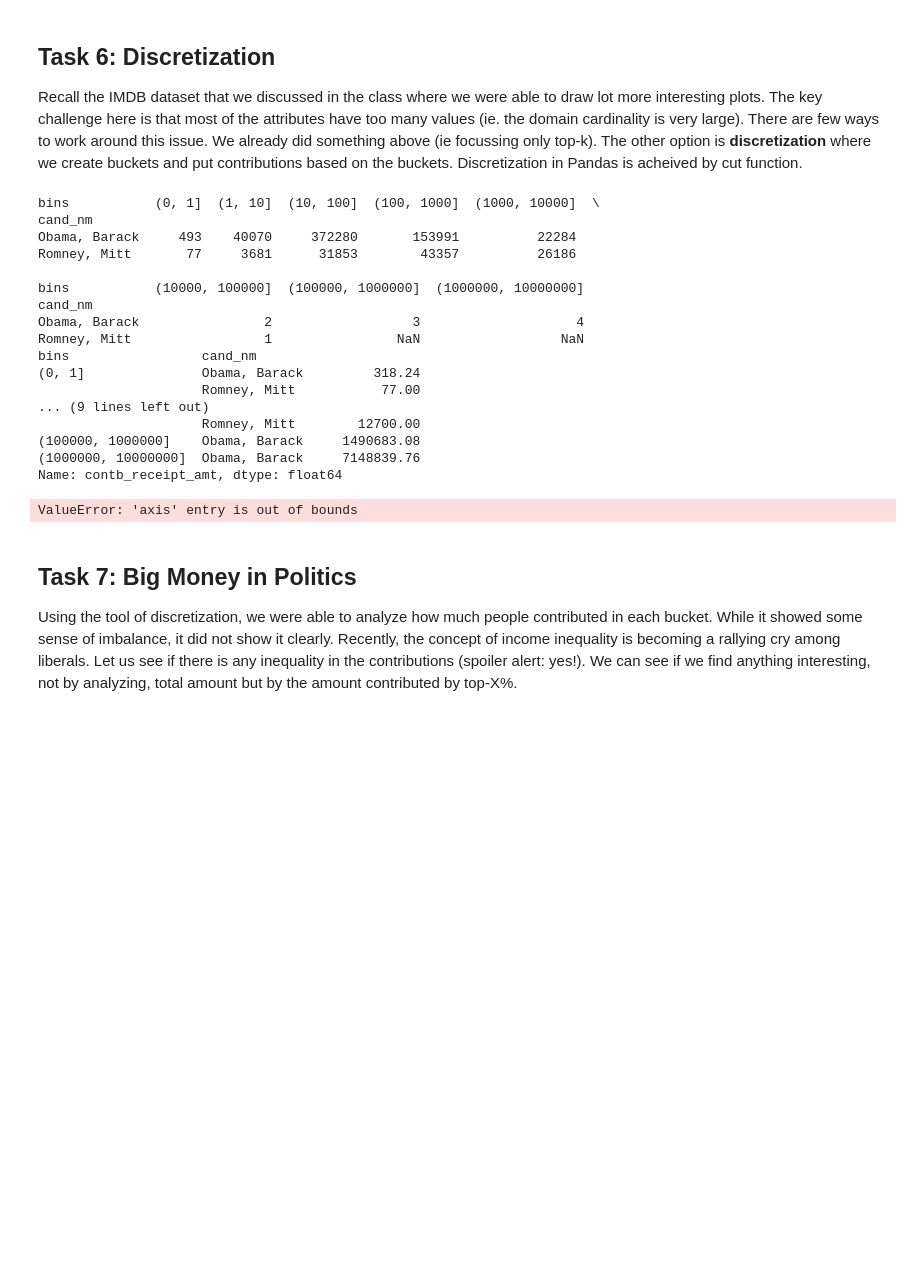
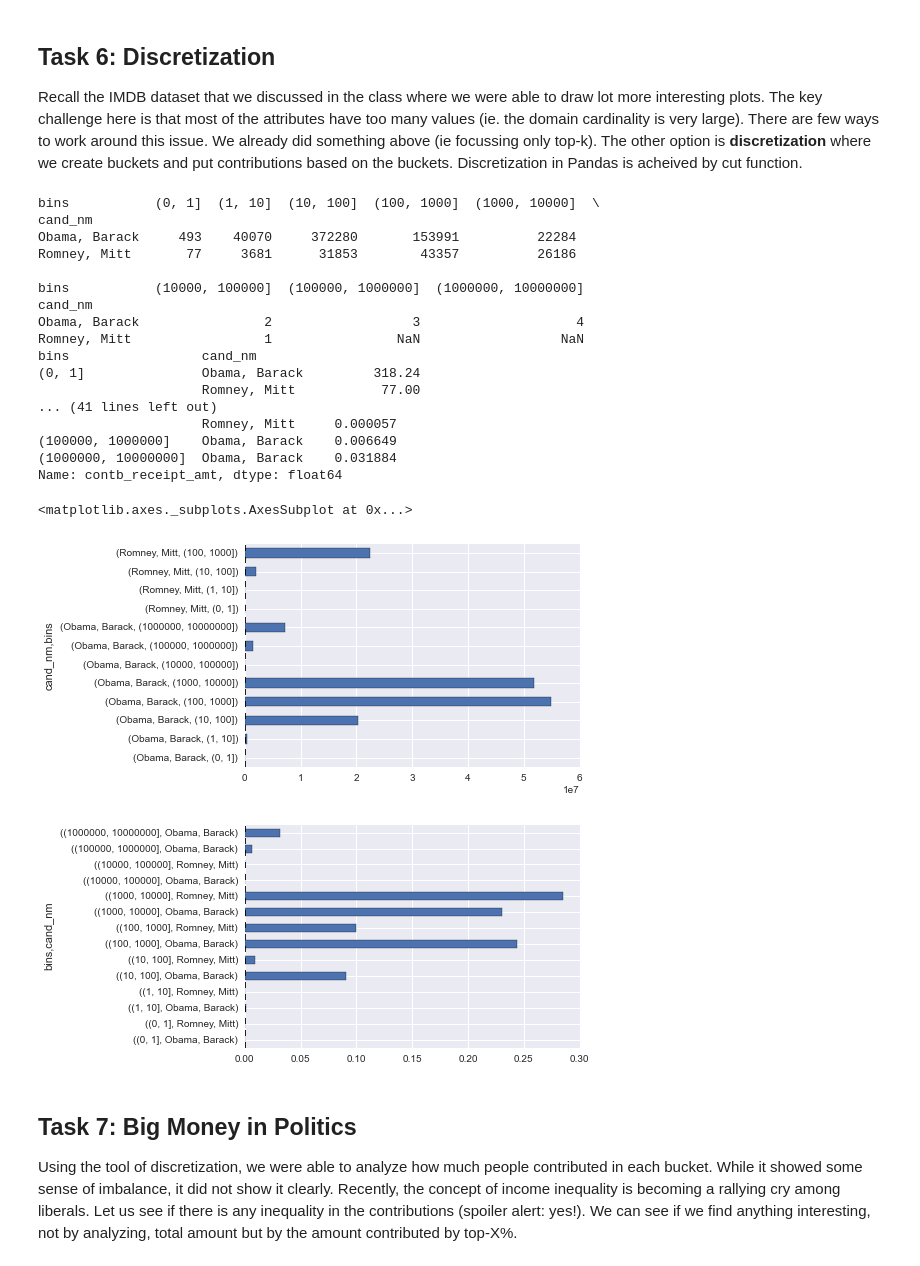
Before and after one commit to sreeharihegden/CSE-5334-Data-Mining, a Jupyter notebook: PA1_ExploratoryAnalysis_FEC_2012_PresidentialElections.ipynb, the cells around one changed output. Cells and saved outputs as stored; diff of their text form; code cells hidden in the pictures; blank space fills up the shorter version.

```diff
--- a/PA1_ExploratoryAnalysis_FEC_2012_PresidentialElections.ipynb
+++ b/PA1_ExploratoryAnalysis_FEC_2012_PresidentialElections.ipynb
@@ -1270,64 +1127,53 @@ print t6b_bucket_sums
 
 bins = np.array([0, 1, 10, 100, 1000, 10000, 100000, 1000000, 10000000])
 labels = pd.cut(fec.contb_receipt_amt,bins)# set the variable labels to the output of pd.cut
-#print labels.describe()
 df6c = DataFrame(fec)
 df6c['bins']= labels
-
 newdf =  df6c.groupby(['cand_nm','bins']).contb_receipt_amt.sum()
-print newdf.div(np.nansum(t6b_bucket_sums,axis=1))
+t6c_normed_bucket_sums = newdf
+print t6c_normed_bucket_sums
 
 
-
-df6c_new= pd.DataFrame(df6c.bins)
-df6c_new ['contb_receipt_amt'] = df6c.contb_receipt_amt
-#df6c_new ['contb_receipt_amt'] = df6c_new.contb_receipt_amt.apply(np.nan_to_num)
-df6c_new ['cand_nm'] = df6c.cand_nm
-#df6c_new ['bin_sum'] = df6c_new.groupby['binlabel']
-print df6c_new
-#print t6c_normed_bucket_sums
-
-'''
 #Once you have done this , uncomment the following line to a horizontal stacked bar chart
-#t6c_normed_bucket_sums[:-2].plot(kind='barh', stacked=True)
+t6c_normed_bucket_sums[:-2].plot(kind='barh', stacked=True)
 
 
 #Task 6d: Let us go back and try to do the other analysis
 # Let us now try to see what PROPORTION of each candidate's amount came from each bucket.
 #  This is the classical case of normalization.
 #  Continuing the example above, Obama has made 0+8+34+120=162
 #  We can normalize it by diving each bucket by the total
 #   For example, 0/162, 8/162, 34/162 and 120/162.
 #  If you finished t6c, then this just a matter of playing with axis values.
-#sum_values = t6b_bucket_sums.sum(axis=0)
-#t6d_normed_bucket_sums = t6b_bucket_sums.div(sum_values)
-#print t6d_normed_bucket_sums
+sum_values = t6b_bucket_sums.sum(axis=1)
+t6d_normed_bucket_sums = t6b_bucket_sums.div(sum_values)
+print t6d_normed_bucket_sums
 
 
 #Once you have done this , uncomment the following line to a horizontal stacked bar chart
-#t6d_normed_bucket_sums.plot(kind='barh', stacked=True)
-
-
-'''
+fig = plt.figure()
+t6d_normed_bucket_sums.plot(kind='barh', stacked=True)
 # %% [output]
 bins           (0, 1]  (1, 10]  (10, 100]  (100, 1000]  (1000, 10000]  \
 cand_nm
 Obama, Barack     493    40070     372280       153991          22284
 Romney, Mitt       77     3681      31853        43357          26186
 
 bins           (10000, 100000]  (100000, 1000000]  (1000000, 10000000]
 cand_nm
 Obama, Barack                2                  3                    4
 Romney, Mitt                 1                NaN                  NaN
 bins                 cand_nm
 (0, 1]               Obama, Barack         318.24
                      Romney, Mitt           77.00
-... (9 lines left out)
-                     Romney, Mitt        12700.00
-(100000, 1000000]    Obama, Barack     1490683.08
-(1000000, 10000000]  Obama, Barack     7148839.76
+... (41 lines left out)
+                     Romney, Mitt     0.000057
+(100000, 1000000]    Obama, Barack    0.006649
+(1000000, 10000000]  Obama, Barack    0.031884
 Name: contb_receipt_amt, dtype: float64
-ValueError: 'axis' entry is out of bounds
+<matplotlib.axes._subplots.AxesSubplot at 0x...>
+[figure, added]
+[figure, added]
 # %% [markdown]
 Task 7: Big Money in Politics
 ------------------------------
```
Also changed, not shown: parts of 9 cells of this notebook.
